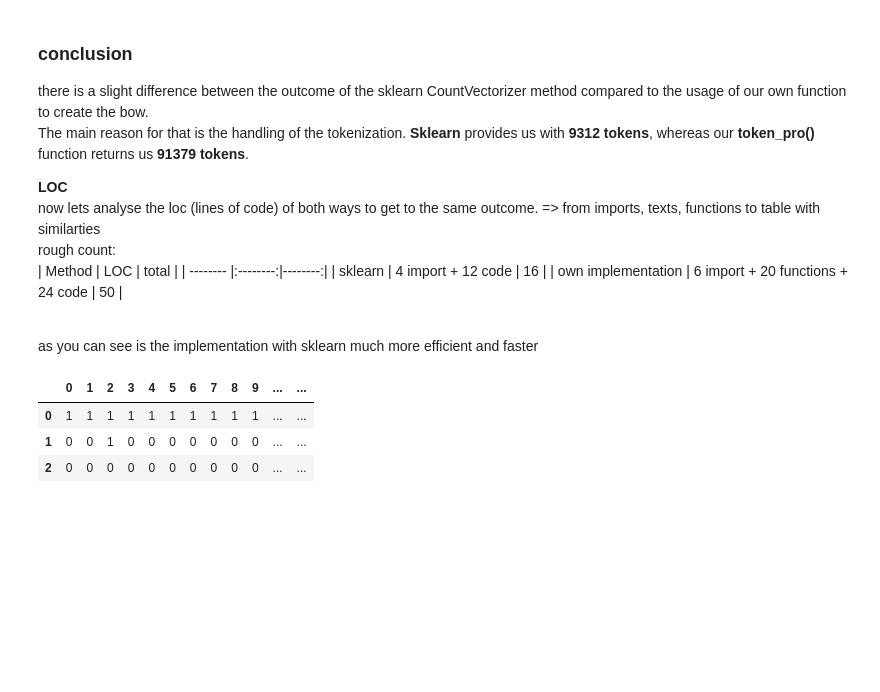
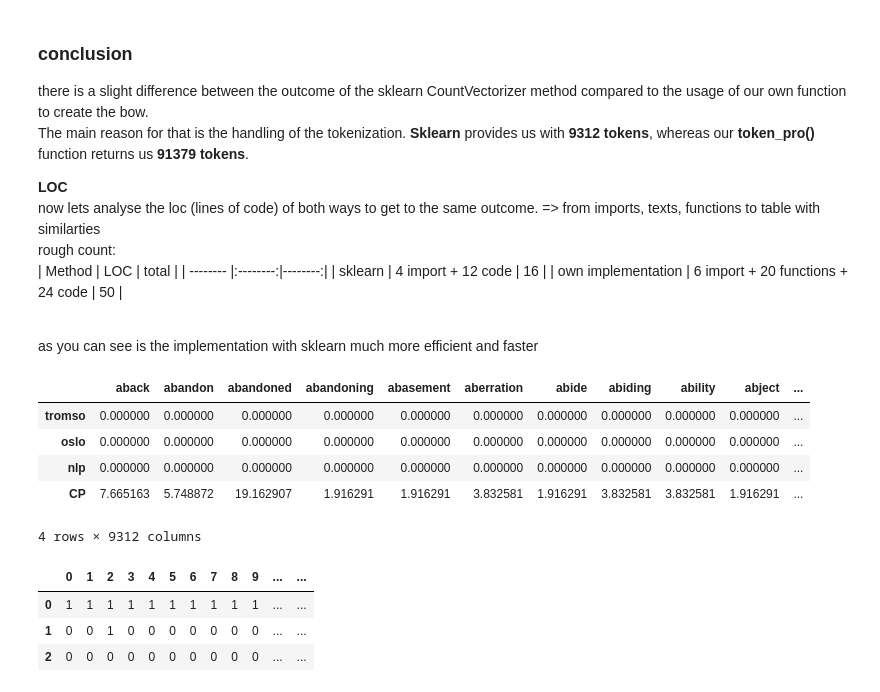
Before and after one commit to jlang62/machine-learning-exercises, a Jupyter notebook: nlp_assignment/task1.ipynb, the cells around one changed output. Drawn from its saved outputs; the diff is of its cells as text; code cells hidden in the pictures; blank space fills up the shorter version.

```diff
--- a/nlp_assignment/task1.ipynb
+++ b/nlp_assignment/task1.ipynb
@@ -187,3 +187,16 @@ rough count:<br>
 
 <br>
 as you can see is the implementation with sklearn much more efficient and faster
+# %%
+# Using sklearn to generate tf idf
+vectorizer = TfidfVectorizer(stop_words='english', lowercase=True, token_pattern=r'(?u)\b[A-Za-z]+\b', norm=None)
+X_tfidf = vectorizer.fit_transform(corpus)
+sklearnTFidf = pd.DataFrame(X_tfidf.toarray(), columns=vectorizer.get_feature_names_out(), index=['tromso', 'oslo', 'nlp', 'CP'])
+sklearnTFidf
+# %% [output]
+|  | aback | abandon | abandoned | abandoning | abasement | aberration | abide | abiding | ability | abject | ... |
+| tromso | 0.000000 | 0.000000 | 0.000000 | 0.000000 | 0.000000 | 0.000000 | 0.000000 | 0.000000 | 0.000000 | 0.000000 | ... |
+| oslo | 0.000000 | 0.000000 | 0.000000 | 0.000000 | 0.000000 | 0.000000 | 0.000000 | 0.000000 | 0.000000 | 0.000000 | ... |
+| nlp | 0.000000 | 0.000000 | 0.000000 | 0.000000 | 0.000000 | 0.000000 | 0.000000 | 0.000000 | 0.000000 | 0.000000 | ... |
+| CP | 7.665163 | 5.748872 | 19.162907 | 1.916291 | 1.916291 | 3.832581 | 1.916291 | 3.832581 | 3.832581 | 1.916291 | ... |
+4 rows × 9312 columns
```
Also changed, not shown: parts of 2 cells of this notebook.
